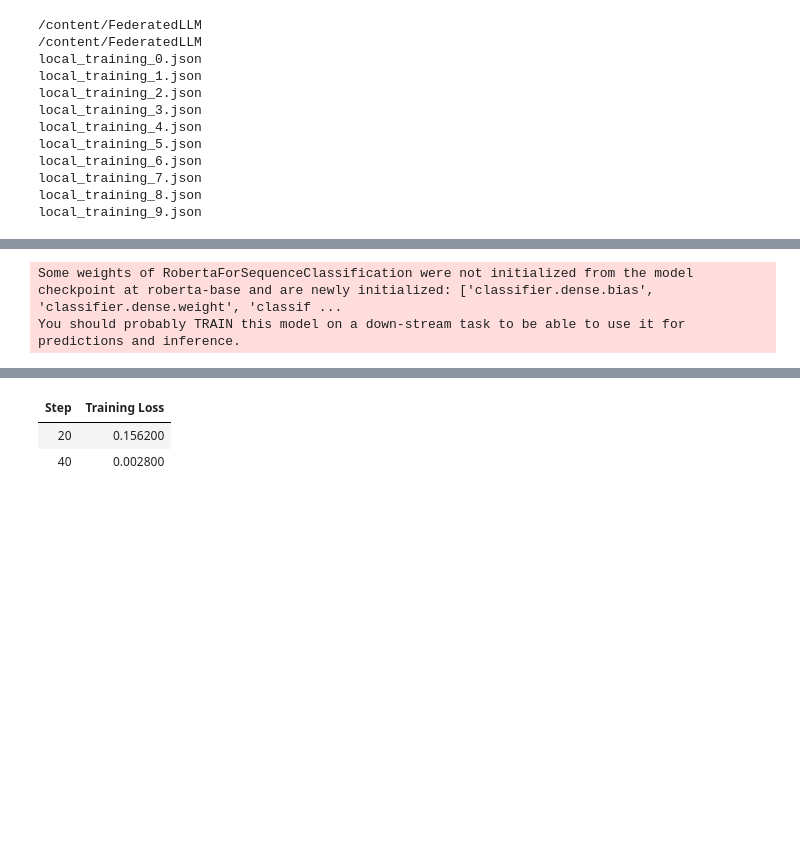
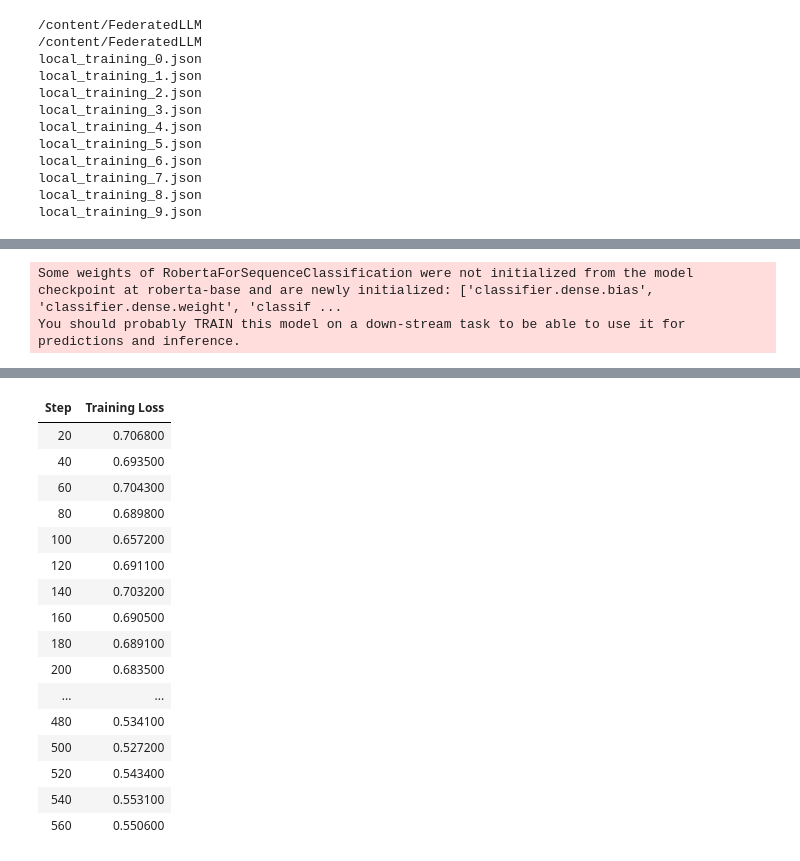
Before and after one commit to Shenxuanyi-cmu/FederatedLLM, a Jupyter notebook: projectexp.ipynb, the cells around one changed output, grey strips where cells are left out. Drawn from its saved outputs; the diff is of its cells as text; code cells hidden in the pictures; blank space fills up the shorter version.

```diff
--- a/projectexp.ipynb
+++ b/projectexp.ipynb
@@ -153,5 +158,4 @@ def generate_and_tokenize_prompt(data_point):
 # %%
-
 import os, math, copy, json, itertools, random, numpy as np, pandas as pd
 from dataclasses import dataclass
 from typing import Dict, List, Tuple
@@ -183,11 +187,15 @@ class ExpCfg:
     hetero_mode: str = "iid"
     outdir: str = "./lora_sim_roberta_rte"
 
+# ------------------------------------------------------------------
+# ⭐️ 运行配置：请修改 hetero_mode 来运行不同实验
+# ------------------------------------------------------------------
 cfg = ExpCfg(
-    num_clients=8,
-    local_epochs=2,
-    hetero_mode="server_non_iid",
+    num_clients=3,      # 匹配论文 Figure 2 的客户端数量 (3 clients)
+    local_epochs=5,     # 提高训练稳定性
+    hetero_mode="server_non_iid", # <--- **在此处切换模式**： "iid", "moderate_non_iid", "server_non_iid"
 )
+# ------------------------------------------------------------------
 
 os.makedirs(cfg.outdir, exist_ok=True)
 
@@ -233,10 +241,12 @@ if cfg.hetero_mode == "iid":
     client_indices = split_clients(raw["train"], cfg.num_clients, "iid")
 
 elif cfg.hetero_mode == "moderate_non_iid":
-    client_indices = split_clients(raw["train"], cfg.num_clients, "dir", dirichlet_alpha=0.5)
+    # 匹配论文 Figure 2 (b) 的 Moderate Non-IID: alpha=1.0
+    client_indices = split_clients(raw["train"], cfg.num_clients, "dir", dirichlet_alpha=1.0)
 
 elif cfg.hetero_mode == "server_non_iid":
-    client_indices = split_clients(raw["train"], cfg.num_clients, "dir", dirichlet_alpha=0.1)
+    # 匹配论文 Figure 2 (c) 的 Severe Non-IID: alpha=0.5
+    client_indices = split_clients(raw["train"], cfg.num_clients, "dir", dirichlet_alpha=0.5)
 
 else:
     raise ValueError("hetero_mode must be ['iid','moderate_non_iid','server_non_iid']")
@@ -252,7 +262,6 @@ eval_ds = make_subset(encoded["validation"], range(len(encoded["validation"])))
 quant_ok = torch.cuda.is_available()
 base_model = AutoModelForSequenceClassification.from_pretrained(cfg.model_name, num_labels=num_labels)
 
-base_model = prepare_model_for_kbit_training(base_model)
 lora_cfg = LoraConfig(
     r=cfg.lora_r, lora_alpha=cfg.lora_alpha, lora_dropout=cfg.lora_dropout,
     target_modules=list(cfg.target_modules), bias="none", task_type="SEQ_CLS"
@@ -293,23 +302,59 @@ for k in range(cfg.num_clients):
     if m is not None:
         client_models.append(m)
 
+# ------------------------------------------------------------------
+# ⭐️ LoRA 向量提取和拼接函数 (您目前接受的版本)
+# ------------------------------------------------------------------
 def extract_lora_by_layer(model) -> Dict[str, Dict[int, torch.Tensor]]:
-    A_layers, B_layers = {}, {}
+    A_collected, B_collected = {}, {}
+    # 定义 LoRA 模块的固定顺序，确保所有客户端都以这个顺序拼接
+    FIXED_MODULE_ORDER = ["query", "value"]
+
     for n, p in model.named_parameters():
         if "lora_A" in n or "lora_B" in n:
             parts = n.split(".")
-            if "layer" not in parts:
+
+            try:
+                # 尝试通过字符串分割定位 layer ID
+                lid_idx = parts.index("layer") + 1
+                lid = int(parts[lid_idx])
+            except (ValueError, IndexError):
                 continue
-            lid = int(parts[parts.index("layer")+1])
-            if "attention" not in parts or not any(t in parts for t in ["query","value"]):
+
+            # 提取模块名
+            module_name = next((t for t in FIXED_MODULE_ORDER if t in n), None)
+            if module_name is None:
                 continue
+
             key = "A" if "lora_A" in n else "B"
             vec = p.detach().cpu().flatten()
-            (A_layers if key=="A" else B_layers).setdefault(lid, []).append(vec)
+
+            # 将向量存储在一个按层ID和模块名组织的字典中
+            if key == "A":
+                A_collected.setdefault(lid, {})[module_name] = vec
+            else:
+                B_collected.setdefault(lid, {})[module_name] = vec
+
+    def cat_in_fixed_order(collected_dict):
+        result = {}
+        for lid, module_map in collected_dict.items():
+            # 关键步骤：明确按照 FIXED_MODULE_ORDER 拼接向量
+            try:
+                vectors = [module_map[name] for name in FIXED_MODULE_ORDER]
+                result[lid] = torch.cat(vectors)
+            except KeyError:
+                # 如果某个模块缺失，跳过或记录错误
+                continue
+        return result
+
     return {
-        "A": {lid: torch.cat(vs) for lid, vs in A_layers.items()},
-        "B": {lid: torch.cat(vs) for lid, vs in B_layers.items()}
+        "A": cat_in_fixed_order(A_collected),
+        "B": cat_in_fixed_order(B_collected)
     }
+
+# ------------------------------------------------------------------
+# 以下是相似性计算和绘图代码
+# ------------------------------------------------------------------
 
 client_loras = [extract_lora_by_layer(m) for m in client_models]
 all_layers = sorted(set().union(*[set(d["A"].keys()) for d in client_loras]))
@@ -369,3 +417,17 @@ You should probably TRAIN this model on a down-stream task to be able to use it
 | Step | Training Loss |
-| 20 | 0.156200 |
-| 40 | 0.002800 |
+| 20 | 0.706800 |
+| 40 | 0.693500 |
+| 60 | 0.704300 |
+| 80 | 0.689800 |
+| 100 | 0.657200 |
+| 120 | 0.691100 |
+| 140 | 0.703200 |
+| 160 | 0.690500 |
+| 180 | 0.689100 |
+| 200 | 0.683500 |
+| ... | ... |
+| 480 | 0.534100 |
+| 500 | 0.527200 |
+| 520 | 0.543400 |
+| 540 | 0.553100 |
+| 560 | 0.550600 |
```
Also changed, not shown: parts of 13 cells of this notebook.
